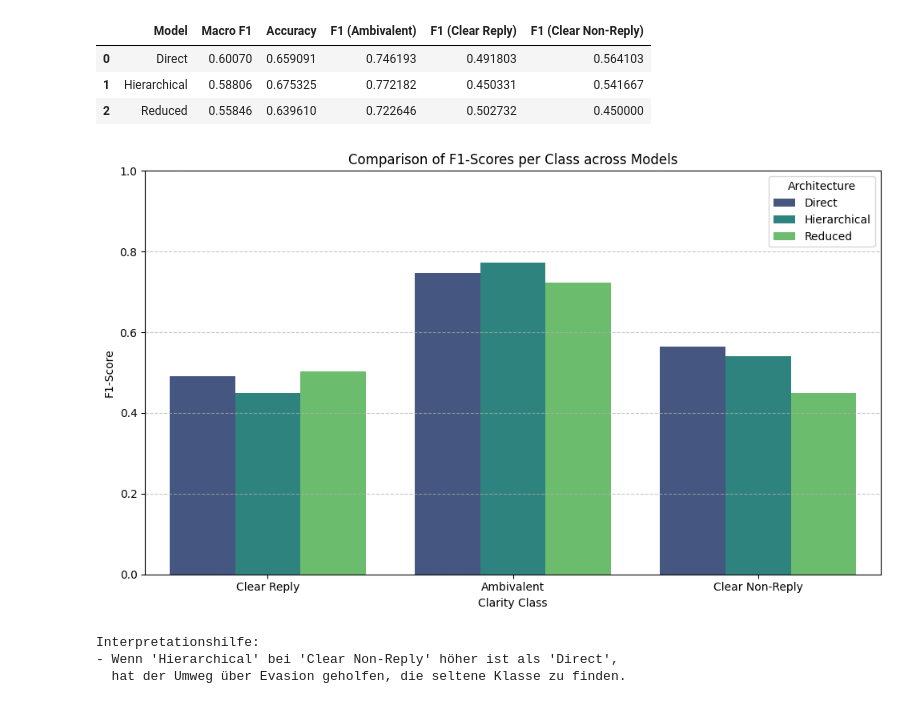
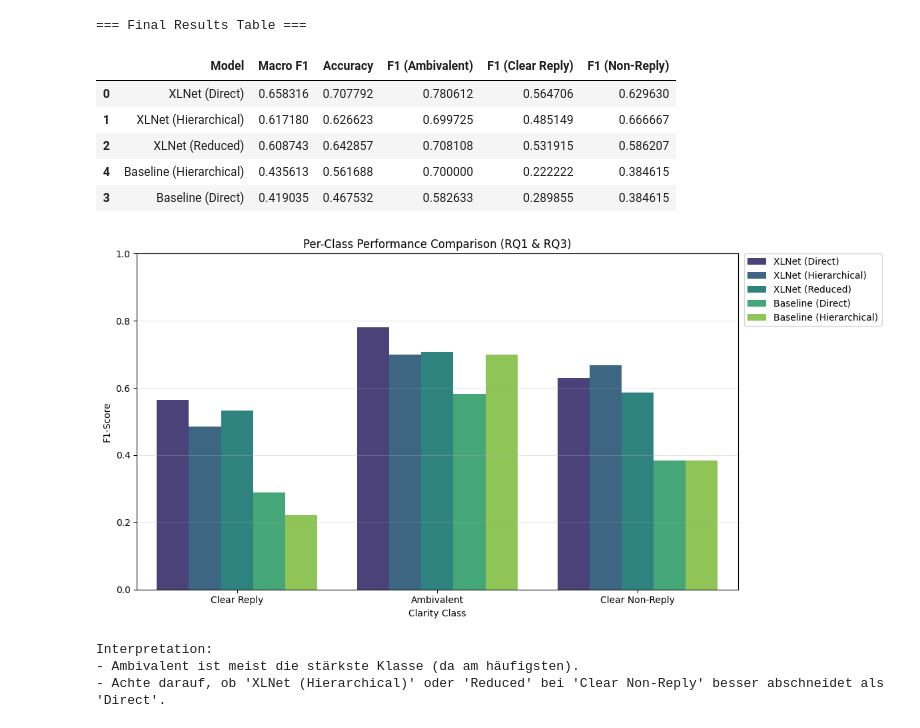
Before and after one commit to torachim/NLPGroup29, a Jupyter notebook: notebooks/final_evaluation.ipynb, the cells around one changed output. Drawn from its saved outputs; the diff is of its cells as text; code cells hidden in the pictures.

```diff
--- a/notebooks/final_evaluation.ipynb
+++ b/notebooks/final_evaluation.ipynb
@@ -138,65 +197,66 @@ plt.show()
 # %%
-# Erstelle eine schöne Tabelle für den Vergleich
-final_metrics = []
+metrics_list = []
 
-for name, (y_true, y_pred) in results.items():
-    report = classification_report(y_true, y_pred, target_names=CLARITY_NAMES, output_dict=True)
-    final_metrics.append({
+for name, data in results.items():
+    report = classification_report(data['y_true'], data['y_pred'], target_names=CLARITY_NAMES, output_dict=True)
+    metrics_list.append({
         "Model": name,
         "Macro F1": report['macro avg']['f1-score'],
         "Accuracy": report['accuracy'],
         "F1 (Ambivalent)": report['Ambivalent']['f1-score'],
         "F1 (Clear Reply)": report['Clear Reply']['f1-score'],
-        "F1 (Clear Non-Reply)": report['Clear Non-Reply']['f1-score']
+        "F1 (Non-Reply)": report['Clear Non-Reply']['f1-score']
     })
 
-df_results = pd.DataFrame(final_metrics)
-display(df_results)
-
-# Optional: Als CSV speichern für LaTeX Tabelle
-# df_results.to_csv('final_results.csv', index=False)
+df_res = pd.DataFrame(metrics_list).sort_values("Macro F1", ascending=False)
+print("=== Final Results Table ===")
+display(df_res)
 # %% [output]
+=== Final Results Table ===
-|  | Model | Macro F1 | Accuracy | F1 (Ambivalent) | F1 (Clear Reply) | F1 (Clear Non-Reply) |
-| 0 | Direct | 0.60070 | 0.659091 | 0.746193 | 0.491803 | 0.564103 |
-| 1 | Hierarchical | 0.58806 | 0.675325 | 0.772182 | 0.450331 | 0.541667 |
-| 2 | Reduced | 0.55846 | 0.639610 | 0.722646 | 0.502732 | 0.450000 |
+|  | Model | Macro F1 | Accuracy | F1 (Ambivalent) | F1 (Clear Reply) | F1 (Non-Reply) |
+| 0 | XLNet (Direct) | 0.658316 | 0.707792 | 0.780612 | 0.564706 | 0.629630 |
+| 1 | XLNet (Hierarchical) | 0.617180 | 0.626623 | 0.699725 | 0.485149 | 0.666667 |
+| 2 | XLNet (Reduced) | 0.608743 | 0.642857 | 0.708108 | 0.531915 | 0.586207 |
+| 4 | Baseline (Hierarchical) | 0.435613 | 0.561688 | 0.700000 | 0.222222 | 0.384615 |
+| 3 | Baseline (Direct) | 0.419035 | 0.467532 | 0.582633 | 0.289855 | 0.384615 |
 # %%
-# --- PLOT 1: Class-wise F1 Comparison ---
+# --- PLOT: Per-Class Performance Comparison ---
 
-# Daten sammeln (aus den results, die du oben schon berechnet hast)
-plot_data = []
+# Wir bauen die Daten direkt frisch aus den 'results' auf,
+# anstatt zu versuchen, die Spaltennamen von df_res zu erraten.
+plot_data_clean = []
 
-for model_name, (y_true, y_pred) in results.items():
-    report = classification_report(y_true, y_pred, target_names=CLARITY_NAMES, output_dict=True)
+for name, data in results.items():
+    # Berechne den Report nochmal frisch für dieses Modell
+    report = classification_report(data['y_true'], data['y_pred'], target_names=CLARITY_NAMES, output_dict=True)
 
     for cls in CLARITY_NAMES:
-        plot_data.append({
-            "Model": model_name,
+        plot_data_clean.append({
+            "Model": name,
             "Class": cls,
             "F1-Score": report[cls]['f1-score']
         })
 
-df_plot = pd.DataFrame(plot_data)
+df_plot_class = pd.DataFrame(plot_data_clean)
 
 # Plotten
-plt.figure(figsize=(10, 6))
-sns.barplot(data=df_plot, x="Class", y="F1-Score", hue="Model", palette="viridis")
-plt.title("Comparison of F1-Scores per Class across Models")
+plt.figure(figsize=(12, 6))
+sns.barplot(data=df_plot_class, x="Class", y="F1-Score", hue="Model", palette="viridis")
+plt.title("Per-Class Performance Comparison (RQ1 & RQ3)")
+plt.ylim(0, 1.0)
 plt.ylabel("F1-Score")
 plt.xlabel("Clarity Class")
-plt.ylim(0, 1.0)
-plt.legend(title="Architecture")
-plt.grid(axis='y', linestyle='--', alpha=0.7)
+plt.legend(bbox_to_anchor=(1.01, 1), loc='upper left', borderaxespad=0.)
+plt.grid(axis='y', alpha=0.3)
 plt.tight_layout()
 plt.show()
 
-# Interpretation printen
-print("Interpretationshilfe:")
-print("- Wenn 'Hierarchical' bei 'Clear Non-Reply' höher ist als 'Direct',")
-print("  hat der Umweg über Evasion geholfen, die seltene Klasse zu finden.")
+print("Interpretation:")
+print("- Ambivalent ist meist die stärkste Klasse (da am häufigsten).")
+print("- Achte darauf, ob 'XLNet (Hierarchical)' oder 'Reduced' bei 'Clear Non-Reply' besser abschneidet als 'Direct'.")
 # %% [output]
-[figure, old version]
+[figure, new version]
-Interpretationshilfe:
-- Wenn 'Hierarchical' bei 'Clear Non-Reply' höher ist als 'Direct',
-  hat der Umweg über Evasion geholfen, die seltene Klasse zu finden.
+Interpretation:
+- Ambivalent ist meist die stärkste Klasse (da am häufigsten).
+- Achte darauf, ob 'XLNet (Hierarchical)' oder 'Reduced' bei 'Clear Non-Reply' besser abschneidet als 'Direct'.
 # %%
```
Also changed, not shown: parts of 13 cells of this notebook, 3 other files.
